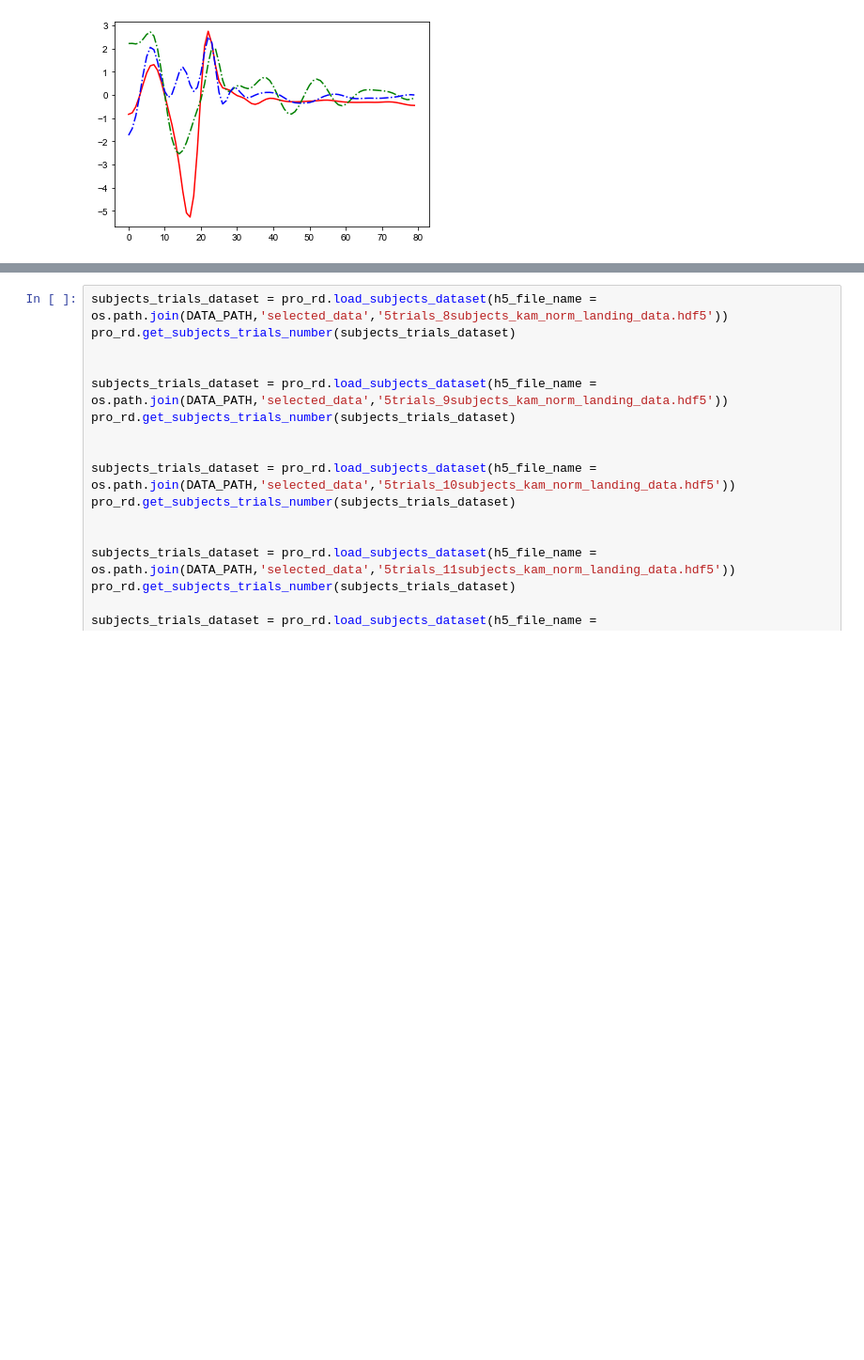
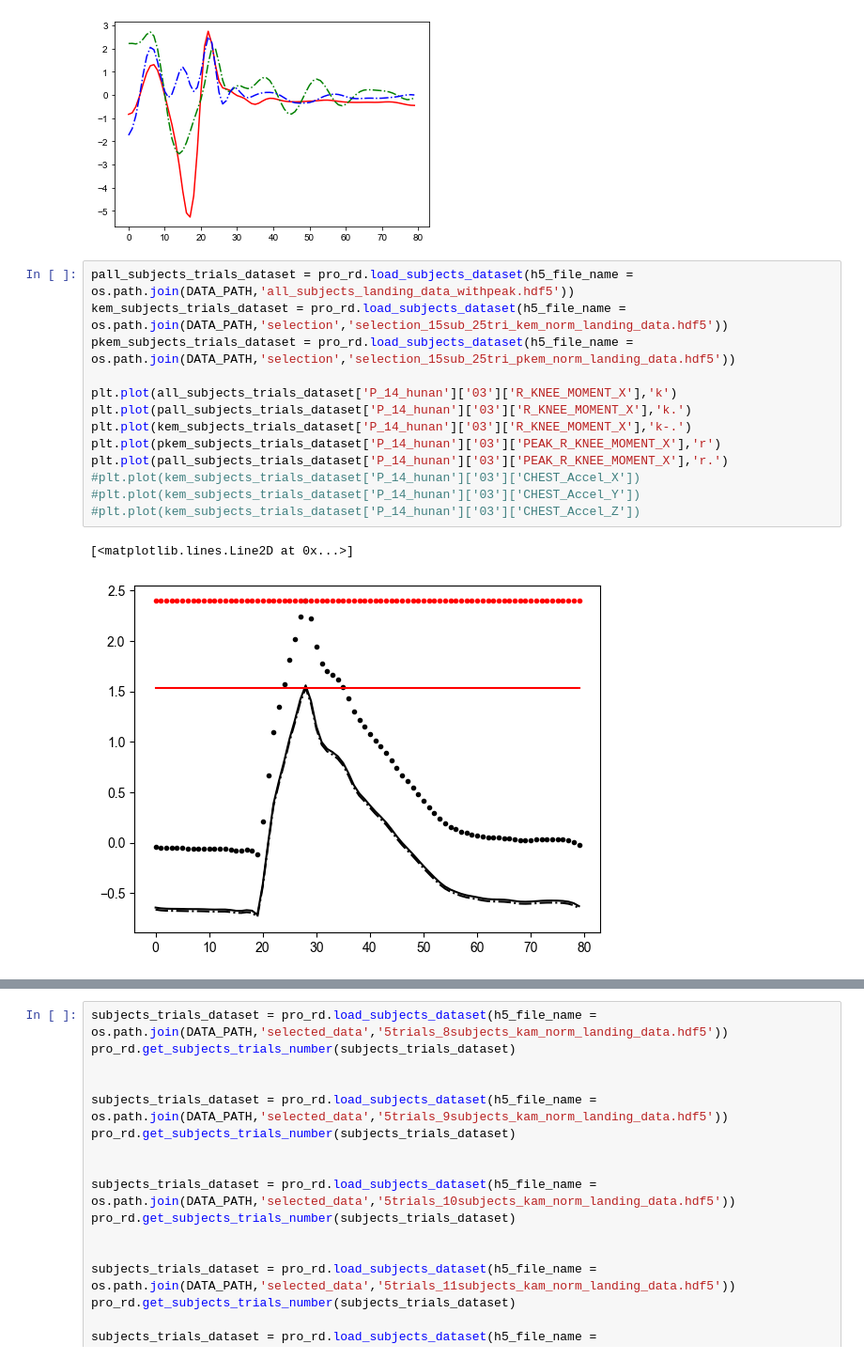
Before and after one commit to sunzhon/transfer_learning_for_droplanding, a Jupyter notebook: jupyter-lab/training_data_analysis.ipynb, the cells around one changed output, grey strips where cells are left out. Shown at 94% size. Cells and saved outputs as stored; diff of their text form; blank space fills up the shorter version.

```diff
--- a/jupyter-lab/training_data_analysis.ipynb
+++ b/jupyter-lab/training_data_analysis.ipynb
@@ -70,3 +95,19 @@ plt.plot(subjects_trials_dataset['P_16_zhangjinduo']['04']['R_FOOT_Accel_X'],'b-
 # %% [output]
 [<matplotlib.lines.Line2D at 0x...>]
 [figure]
+# %%
+pall_subjects_trials_dataset = pro_rd.load_subjects_dataset(h5_file_name = os.path.join(DATA_PATH,'all_subjects_landing_data_withpeak.hdf5'))
+kem_subjects_trials_dataset = pro_rd.load_subjects_dataset(h5_file_name = os.path.join(DATA_PATH,'selection','selection_15sub_25tri_kem_norm_landing_data.hdf5'))
+pkem_subjects_trials_dataset = pro_rd.load_subjects_dataset(h5_file_name = os.path.join(DATA_PATH,'selection','selection_15sub_25tri_pkem_norm_landing_data.hdf5'))
+
+plt.plot(all_subjects_trials_dataset['P_14_hunan']['03']['R_KNEE_MOMENT_X'],'k')
+plt.plot(pall_subjects_trials_dataset['P_14_hunan']['03']['R_KNEE_MOMENT_X'],'k.')
+plt.plot(kem_subjects_trials_dataset['P_14_hunan']['03']['R_KNEE_MOMENT_X'],'k-.')
+plt.plot(pkem_subjects_trials_dataset['P_14_hunan']['03']['PEAK_R_KNEE_MOMENT_X'],'r')
+plt.plot(pall_subjects_trials_dataset['P_14_hunan']['03']['PEAK_R_KNEE_MOMENT_X'],'r.')
+#plt.plot(kem_subjects_trials_dataset['P_14_hunan']['03']['CHEST_Accel_X'])
+#plt.plot(kem_subjects_trials_dataset['P_14_hunan']['03']['CHEST_Accel_Y'])
+#plt.plot(kem_subjects_trials_dataset['P_14_hunan']['03']['CHEST_Accel_Z'])
+# %% [output]
+[<matplotlib.lines.Line2D at 0x...>]
+[figure, added]
```
Also changed, not shown: parts of 13 cells of this notebook, 16 other files.
